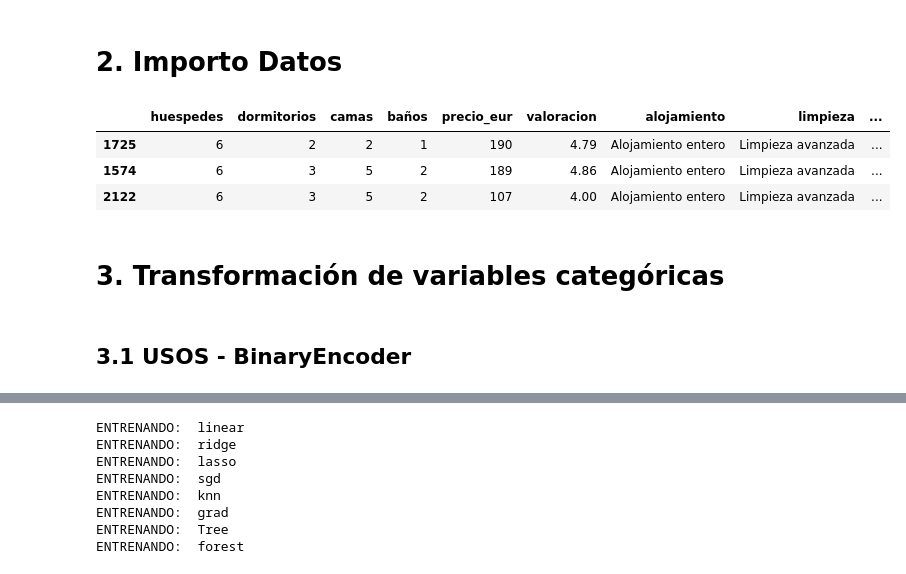
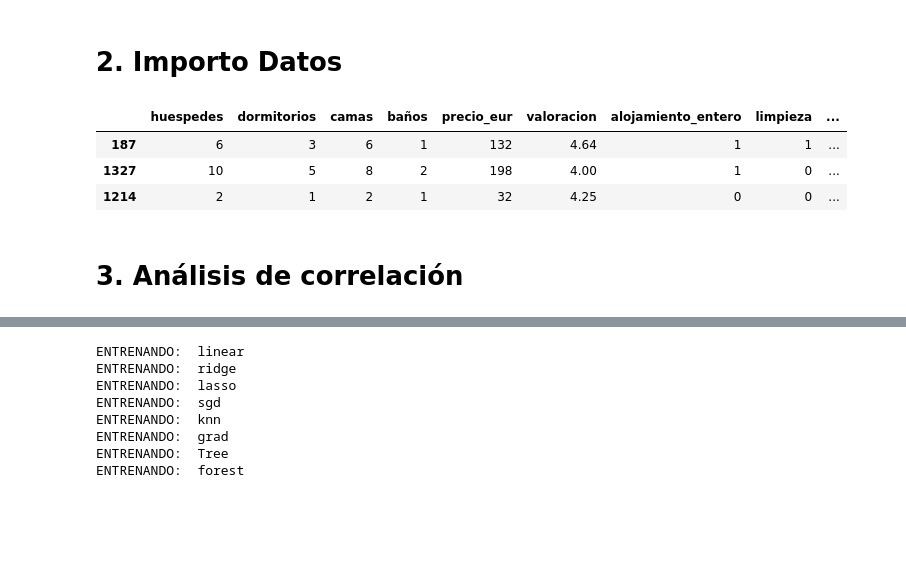
Before and after one commit to bvispo/Travelling-Compass-, a Jupyter notebook: Notebooks/5. Modeling.ipynb, the cells around one changed output, grey strips where cells are left out. Cells and saved outputs as stored; diff of their text form; code cells hidden in the pictures; blank space fills up the shorter version.

```diff
--- a/Notebooks/5. Modeling.ipynb
+++ b/Notebooks/5. Modeling.ipynb
@@ -21,11 +21,11 @@ sns.set_style("whitegrid")
 # %% [markdown]
 # 2. Importo Datos
 # %%
-datos = pd.read_csv("../data/datos_limpios_sin_outliers.csv")
+df = pd.read_csv("../data/datos_numericos_limpios_sin_outliers.csv")
 # %%
-datos.sample(3)
+df.sample(3)
 # %% [output]
-|  | huespedes | dormitorios | camas | baños | precio_eur | valoracion | alojamiento | limpieza | ... |
-| 1725 | 6 | 2 | 2 | 1 | 190 | 4.79 | Alojamiento entero | Limpieza avanzada | ... |
-| 1574 | 6 | 3 | 5 | 2 | 189 | 4.86 | Alojamiento entero | Limpieza avanzada | ... |
-| 2122 | 6 | 3 | 5 | 2 | 107 | 4.00 | Alojamiento entero | Limpieza avanzada | ... |
+|  | huespedes | dormitorios | camas | baños | precio_eur | valoracion | alojamiento_entero | limpieza | ... |
+| 187 | 6 | 3 | 6 | 1 | 132 | 4.64 | 1 | 1 | ... |
+| 1327 | 10 | 5 | 8 | 2 | 198 | 4.00 | 1 | 0 | ... |
+| 1214 | 2 | 1 | 2 | 1 | 32 | 4.25 | 0 | 0 | ... |
@@ -32,6 +35,4 @@ datos.sample(3)
 # %%
 precio = datos[["precio_eur"]]
 # %% [markdown]
-# 3. Transformación de variables categóricas
+# 3. Análisis de correlación
-# %% [markdown]
-## 3.1 USOS - BinaryEncoder
```
Also changed, not shown: parts of 42 cells of this notebook, 17 other files.
